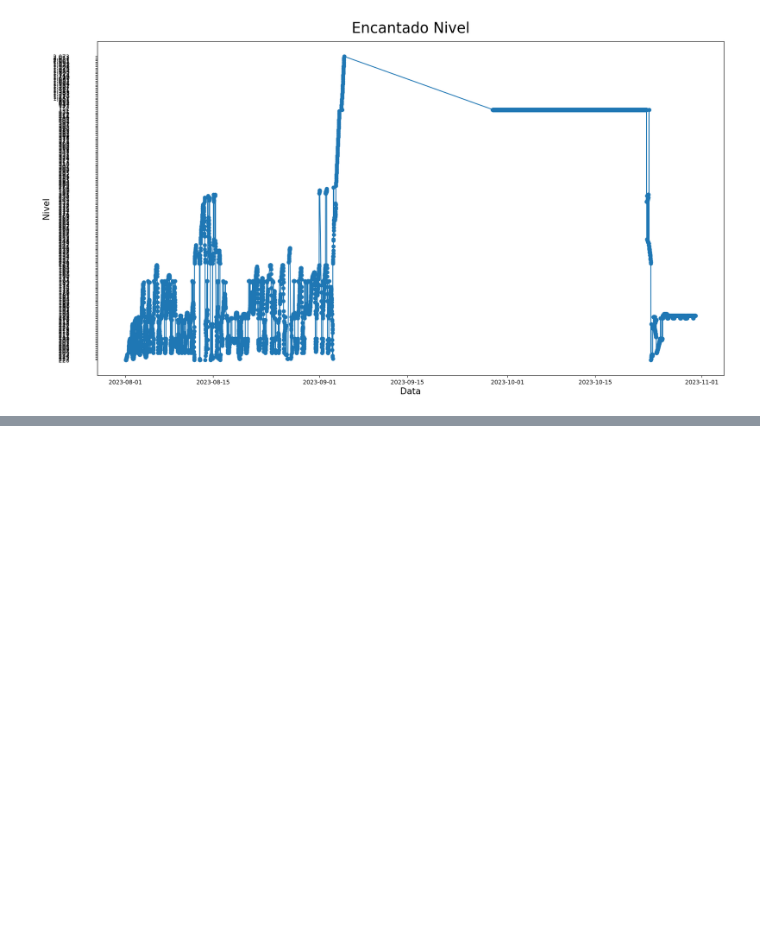
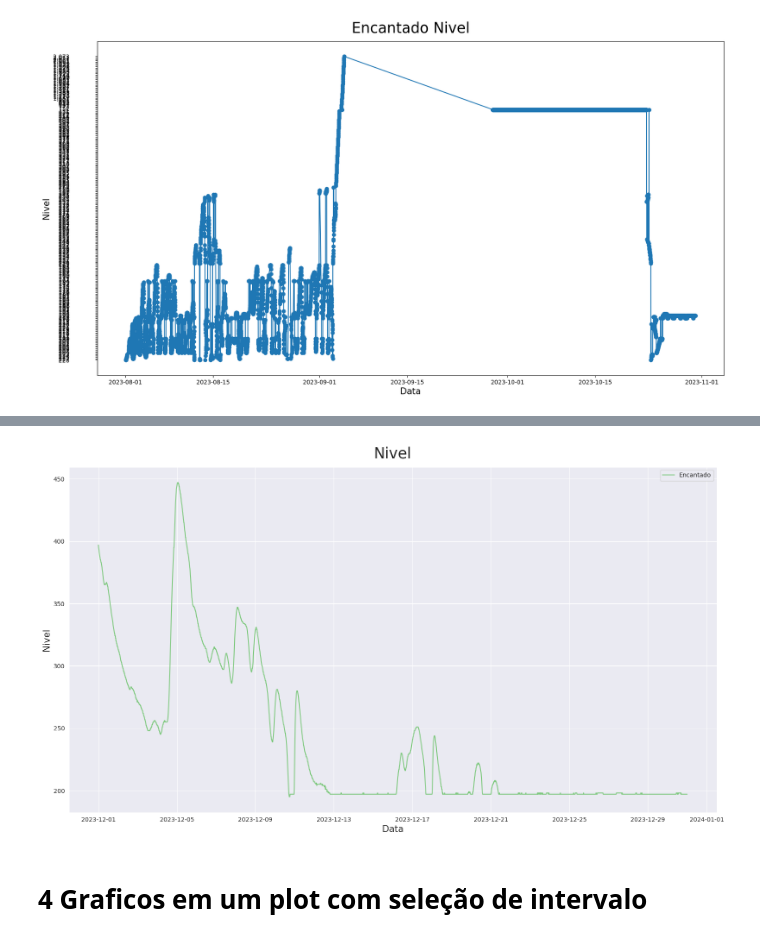
Before and after one commit to ksBrose/3DSGroup_BootcampDataScience, a Jupyter notebook: atividade.ipynb, the cells around one changed output, grey strips where cells are left out. Cells and saved outputs as stored; diff of their text form; code cells hidden in the pictures; blank space fills up the shorter version.

```diff
--- a/atividade.ipynb
+++ b/atividade.ipynb
@@ -183,9 +160,0 @@ Text(0, 0.5, 'Nivel')
-# %%
-fig = plt.figure(figsize=(15,8))
-eixo = fig.add_axes([0,0,1,1])
-
-
-eixo.plot(df_Jose_Julio23['Data/Hora'], df_Jose_Julio23['Nivel(cm)'], marker='o', linestyle='-')  # 'o-' combina linha com pontos nas marcações
-eixo.set_title('Sta_Tereza Nivel', fontsize=25, pad=15)
-eixo.set_xlabel('Data', fontsize=15)
-eixo.set_ylabel('Nivel', fontsize=15)
@@ -194,0 +195,36 @@ Text(0, 0.5, 'Nivel')
+# %%
+def plotar_matplot4(titulo, labelx, labely, x, y, dataset1, label1, intervalo_data=None):
+
+  fig = plt.figure(figsize=(15, 8))
+  eixo = fig.add_axes([0, 0, 1, 1])
+
+  # Filtrar o intervalo de datas, se fornecido
+  if intervalo_data is not None:
+      data_inicio, data_fim = intervalo_data
+      dataset1 = dataset1[(dataset1[x] >= data_inicio) & (dataset1[x] <= data_fim)]
+
+  # Plotar os dados com os labels fornecidos
+  eixo.plot(x, y, data=dataset1, label=label1, linestyle='-')
+
+  # Configurar título e rótulos dos eixos
+  eixo.set_title(titulo, fontsize=25, pad=15)
+  eixo.set_xlabel(labelx, fontsize=15)
+  eixo.set_ylabel(labely, fontsize=15)
+
+  # Adicionar a legenda
+  eixo.legend()
+  eixo = eixo
+# %%
+# Definir intervalo de data
+data_inicio = pd.to_datetime('2023-12-01')
+data_fim = pd.to_datetime('2023-12-31')
+
+# Chamando a função com intervalo de data
+plotar_matplot4('Nivel', 'Data', 'Nivel', 'Data/Hora', 'Nivel(cm)',
+                df_Encantado_unico,
+                'Encantado',
+                intervalo_data=(data_inicio, data_fim))
+# %% [output]
+[figure, added]
+# %% [markdown]
+# 4 Graficos em um plot com seleção de intervalo
```
Also changed, not shown: parts of 34 cells of this notebook.
